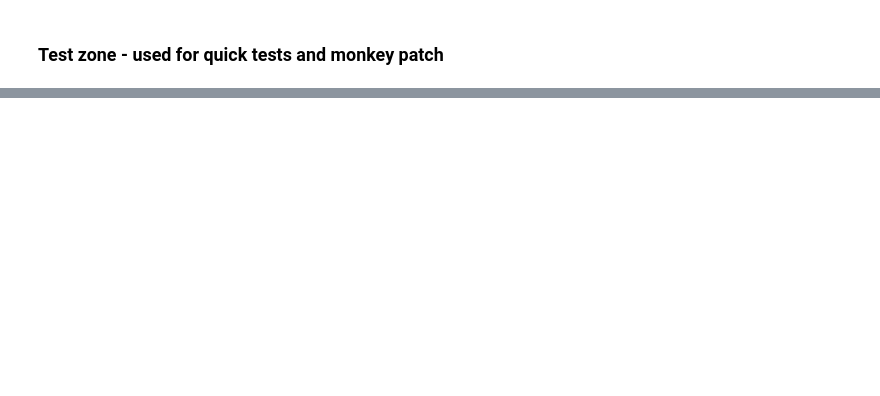
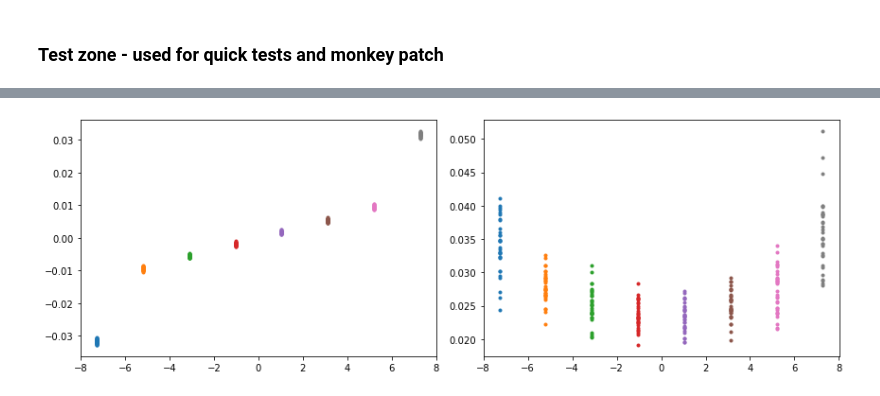
Before and after one commit to demetriomagatti/molecular_dynamics, a Jupyter notebook: molecular_dynamics.ipynb, the cells around one changed output, grey strips where cells are left out. Cells and saved outputs as stored; diff of their text form; code cells hidden in the pictures; blank space fills up the shorter version.

```diff
--- a/molecular_dynamics.ipynb
+++ b/molecular_dynamics.ipynb
@@ -258,0 +294,34 @@ fig.tight_layout()
+# %%
+def build_results_df(temperature,lattice,results,dump_time):
+    df = pd.DataFrame()
+    dump_index = np.argmin(np.abs(results[0] - dump_time))
+    df['x0'] = lattice[4]
+    df['y0'] = lattice[5]
+    df['z0'] = lattice[6]
+    df['simulation_time'] = results[0][-1]
+    df['rejected_time'] = results[0][dump_index]
+    df['timestep'] = results[0][1]-results[0][0]
+    # temperature and energy
+    df['temperature_goal'] = temperature
+    df['temperature_mean'] = np.mean(results[4][dump_index:])
+    df['temperature_std'] = np.std(results[4][dump_index:])
+    df['energy_mean'] = np.mean(results[5][dump_index:])
+    df['energy_std'] = np.std(results[5][dump_index:])
+    if np.abs(np.std(results[5][dump_index:])/np.mean(results[5][dump_index:]))<1e-5:
+        df['status'] = 'Success'
+    else:
+        df['status'] = 'Fail'
+    # positions
+    all_x = np.transpose(np.transpose(results[1])[dump_index:])
+    all_y = np.transpose(np.transpose(results[2])[dump_index:])
+    all_z = np.transpose(np.transpose(results[3])[dump_index:])
+    df['x_mean'] = np.mean(all_x,axis=1)
+    df['x_std'] = np.std(all_x,axis=1)
+    df['y_mean'] = np.mean(all_y,axis=1)
+    df['y_std'] = np.std(all_y,axis=1)
+    df['z_mean'] = np.mean(all_z,axis=1)
+    df['z_std'] = np.std(all_z,axis=1)
+    return df
+# %%
+dump_time = 5e-12
+df50 = build_results_df(T/2,lattice,results,dump_time)
@@ -258,0 +337,13 @@ fig.tight_layout()
+# %%
+fig,axs = plt.subplots(1,2,figsize=(12,4))
+
+for ix,(z0,z0_group) in enumerate(df50.groupby('z0')):
+    axs[0].plot(z0_group['z0']-df50['z0'].mean(),z0_group['z_mean']-z0_group['z0'],'.')
+    axs[1].plot(z0_group['z0']-df50['z0'].mean(),z0_group['z_std'],'.')
+
+for ax in axs:
+    ax.set_xlabel('z-distance from mass center [A°]')
+axs[0].set_ylabel('')
+fig.tight_layout()
+# %% [output]
+[figure, added]
```
Also changed, not shown: parts of 9 cells of this notebook.
